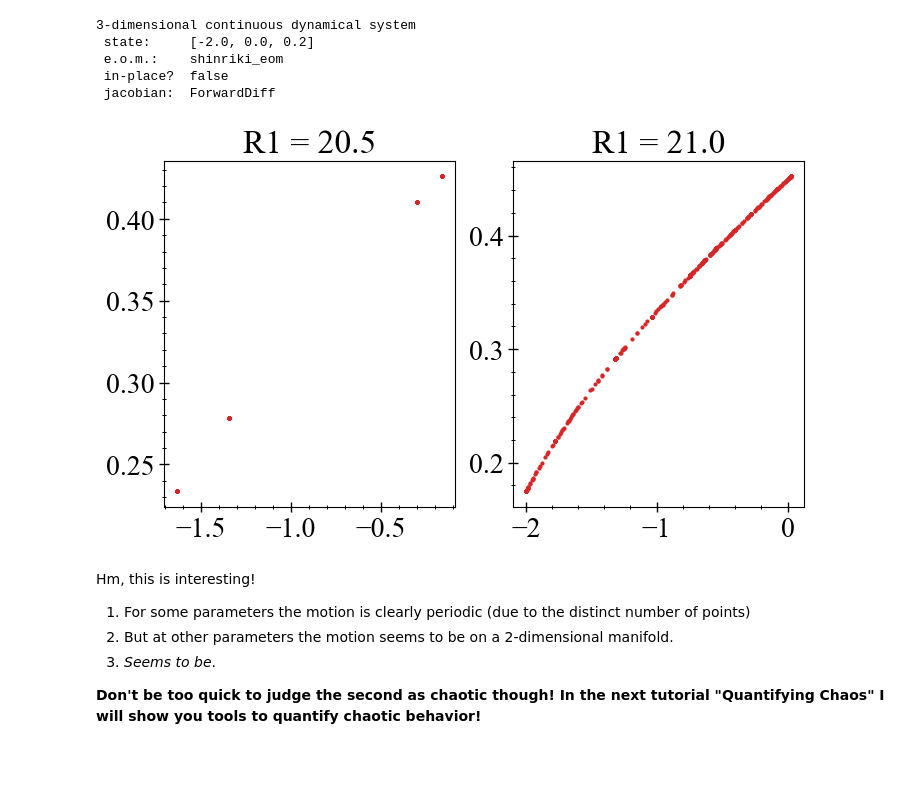
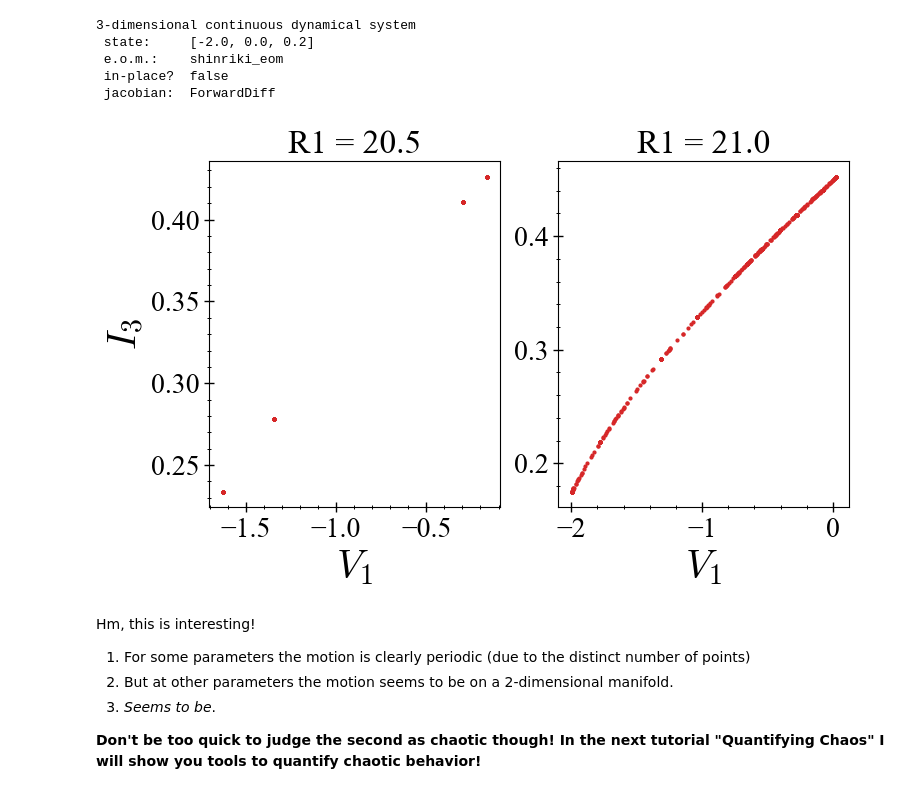
Before and after one commit to xorJane/tutorials, a Jupyter notebook: 3. Orbit diagrams, Surfaces of Section.ipynb, the cells around one changed output. Drawn from its saved outputs; the diff is of its cells as text; code cells hidden in the pictures; blank space fills up the shorter version.

```diff
--- a/3. Orbit diagrams, Surfaces of Section.ipynb
+++ b/3. Orbit diagrams, Surfaces of Section.ipynb
@@ -280,23 +303,25 @@ shi = ContinuousDynamicalSystem(shinriki_eom, [-2, 0, 0.2], [22.0])
 # %%
 # Get some poicaresos to get a feeling for the system
 figure(figsize=(8,4))
 subplot(1,2,1)
 # the function set_parameter! is useful here! (see docstring!)
 R1 = 20.5
 set_parameter!(shi, 1, R1)
 
 psos = poincaresos(shi, 2, 1000.0, Ttr = 100.0, direction = -1)
 plot(psos[:, 1], psos[:, 3], lw=0.0, marker ="o", ms = 2.0, color = "C3");
+xlabel("\$V_1\$"); ylabel("\$I_3\$")
 title("R1 = $R1")
 
 R1 = 21.0
 set_parameter!(shi, 1, R1)
 subplot(1,2,2)
 psos = poincaresos(shi, 2, 1000.0, Ttr = 100.0, direction = -1)
 plot(psos[:, 1], psos[:, 3], lw=0.0, marker ="o", ms = 2.0, color = "C3");
+xlabel("\$V_1\$");
 title("R1 = $R1");
 # %% [output]
-[figure, old version]
+[figure, new version]
 # %% [markdown]
 Hm, this is interesting!
 1. For some parameters the motion is clearly periodic (due to the distinct number of points)
```
Also changed, not shown: parts of 21 cells of this notebook, 11 other files.
